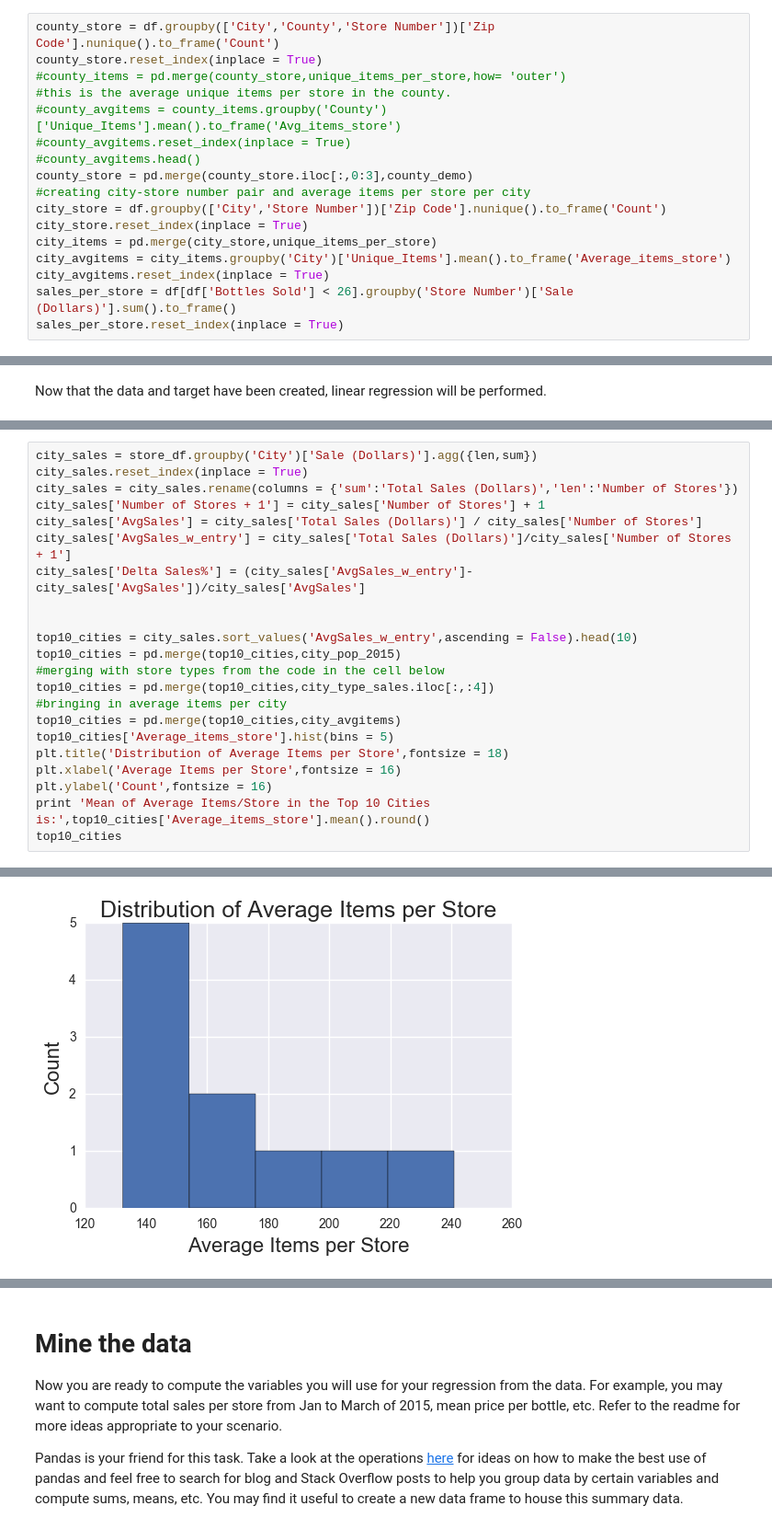
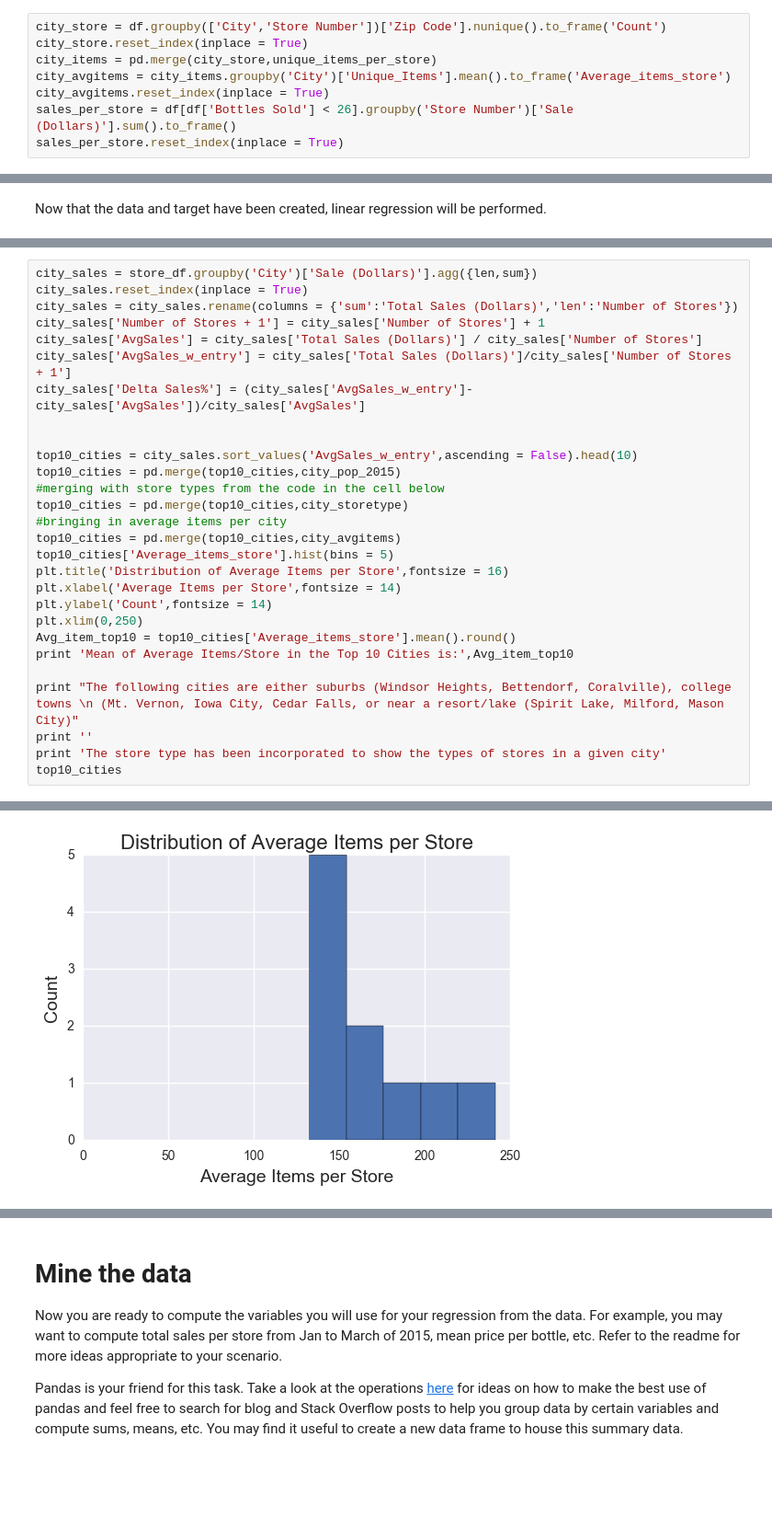
Before and after one commit to ashalan/project_3, a Jupyter notebook: starter-code/Project 3 Starter Code.ipynb, the cells around one changed output, grey strips where cells are left out. Shown at 92% size. Saved outputs shown, nothing was run; the diff lists cells and outputs as text; blank space fills up the shorter version.

```diff
--- a/starter-code/Project 3 Starter Code.ipynb
+++ b/starter-code/Project 3 Starter Code.ipynb
@@ -255,15 +244,6 @@ Calculating Average Items per Store per City and Sales per Store, which will be
 # %%
 county_demo = pd.read_csv('../Resources/IA_Data_Master.csv')
 # %%
-county_store = df.groupby(['City','County','Store Number'])['Zip Code'].nunique().to_frame('Count')
-county_store.reset_index(inplace = True)
-#county_items = pd.merge(county_store,unique_items_per_store,how= 'outer')
-#this is the average unique items per store in the county.
-#county_avgitems = county_items.groupby('County')['Unique_Items'].mean().to_frame('Avg_items_store')
-#county_avgitems.reset_index(inplace = True)
-#county_avgitems.head()
-county_store = pd.merge(county_store.iloc[:,0:3],county_demo)
-#creating city-store number pair and average items per store per city
 city_store = df.groupby(['City','Store Number'])['Zip Code'].nunique().to_frame('Count')
 city_store.reset_index(inplace = True)
 city_items = pd.merge(city_store,unique_items_per_store)
@@ -411,14 +585,20 @@ city_sales['Delta Sales%'] = (city_sales['AvgSales_w_entry']-city_sales['AvgSale
 top10_cities = city_sales.sort_values('AvgSales_w_entry',ascending = False).head(10)
 top10_cities = pd.merge(top10_cities,city_pop_2015)
 #merging with store types from the code in the cell below
-top10_cities = pd.merge(top10_cities,city_type_sales.iloc[:,:4])
+top10_cities = pd.merge(top10_cities,city_storetype)
 #bringing in average items per city
 top10_cities = pd.merge(top10_cities,city_avgitems)
 top10_cities['Average_items_store'].hist(bins = 5)
-plt.title('Distribution of Average Items per Store',fontsize = 18)
-plt.xlabel('Average Items per Store',fontsize = 16)
-plt.ylabel('Count',fontsize = 16)
-print 'Mean of Average Items/Store in the Top 10 Cities is:',top10_cities['Average_items_store'].mean().round()
+plt.title('Distribution of Average Items per Store',fontsize = 16)
+plt.xlabel('Average Items per Store',fontsize = 14)
+plt.ylabel('Count',fontsize = 14)
+plt.xlim(0,250)
+Avg_item_top10 = top10_cities['Average_items_store'].mean().round()
+print 'Mean of Average Items/Store in the Top 10 Cities is:',Avg_item_top10
+
+print "The following cities are either suburbs (Windsor Heights, Bettendorf, Coralville), college towns \n (Mt. Vernon, Iowa City, Cedar Falls, or near a resort/lake (Spirit Lake, Milford, Mason City)"
+print ''
+print 'The store type has been incorporated to show the types of stores in a given city'
 top10_cities
 # %% [output]
 Mean of Average Items/Store in the Top 10 Cities is: 164.0
@@ -432,5 +616,5 @@ Mean of Average Items/Store in the Top 10 Cities is: 164.0
 | 6 | CLINTON | 245612.03 | 10.0 | 11.0 | 24561.203000 | 22328.366364 | ... |
 | 7 | SPIRIT LAKE | 155668.34 | 6.0 | 7.0 | 25944.723333 | 22238.334286 | ... |
 | 8 | CEDAR FALLS | 399731.96 | 17.0 | 18.0 | 23513.644706 | 22207.331111 | ... |
 | 9 | CORALVILLE | 308774.21 | 13.0 | 14.0 | 23751.862308 | 22055.300714 | ... |
-[figure, old version]
+[figure, new version]
```
Also changed, not shown: parts of 33 cells of this notebook.
